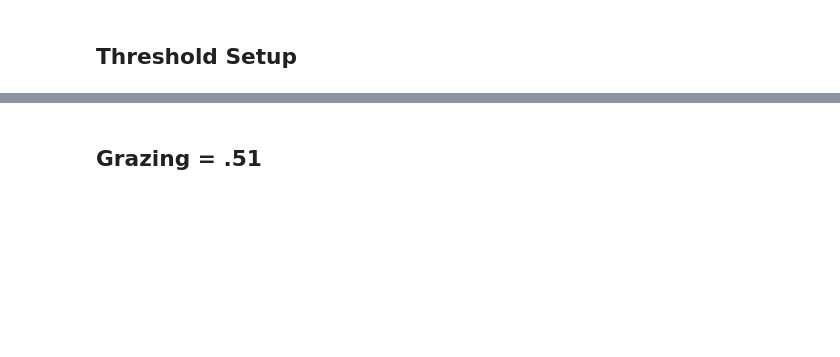
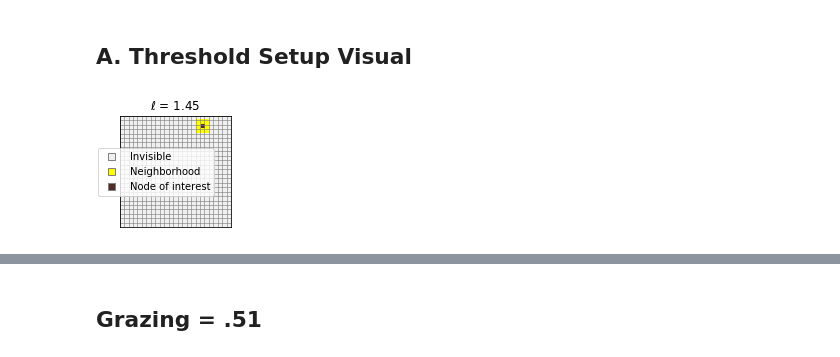
Before and after one commit to rneuhausler/coralModel-analyses, a Jupyter notebook: scripts/figure3_threshold_change.ipynb, the cells around one changed output, grey strips where cells are left out. Drawn from its saved outputs; the diff is of its cells as text; code cells hidden in the pictures; blank space fills up the shorter version.

```diff
--- a/scripts/figure3_threshold_change.ipynb
+++ b/scripts/figure3_threshold_change.ipynb
@@ -109,5 +82,5 @@ extension = '.png'
 top_directory = "./output/" #os.getcwd()
 files, runs = tl.view_runs(top_directory)
 # %% [markdown]
-## Threshold Setup
+## A. Threshold Setup Visual
 # %%
@@ -133,3 +108,35 @@ for threshold in thresholds:
 
     reef_types = np.array([reef.nodes[i].type for i,val in enumerate(reef.nodes)], dtype=float)
     threshold_images.append(np.reshape(reef_types, (number_of_rows, number_of_columns)))
+# %%
+## Plot Parameters
+
+titles = ['$\ell$ = '+str(thresholds[0]),
+          '$\ell$ = '+str(thresholds[1])]
+levels = [0, 1, 2]
+colors = ['#f0f0f0', 'yellow', '#522B29']
+legend_lables = ['Invisible', 'Neighborhood', 'Node of interest']
+cmap, norm = clt.from_levels_and_colors(levels=levels, colors=colors, extend='max')
+# %%
+## Plot
+
+fig, ax = plt.subplots(1,1, figsize=(2,2.5))
+
+name = 'topology_visual_1'
+ax.imshow(threshold_images[0], cmap=cmap, norm=norm)#, interpolation='none', aspect='equal')
+ax.set_xticks(np.arange(-.5, number_of_rows, 1), minor=True)
+ax.set_yticks(np.arange(-.5, number_of_rows, 1), minor=True)
+ax.set_frame_on(False)
+ax.set_yticks([])
+ax.set_xticks([])
+ax.grid(color='grey', linestyle='-', linewidth=.6, which='minor')
+ax.set_title(titles[0])
+ax.tick_params(which='minor', top=[], left=[], right=[], bottom=[])
+ax.set_frame_on(True)
+patches = [mpatches.Patch(facecolor=colors[i], edgecolor="grey", label=legend_lables[i]) for i in levels]
+fig.legend(handles=patches, bbox_to_anchor=(.82, .50), borderaxespad=0., handler_map={patches[i]:HandlerSquare() for i in levels})
+fig.subplots_adjust(top=.94)
+plt.savefig(path + name + extension, dpi=200)
+plt.show()
+# %% [output]
+[figure, added]
```
Also changed, not shown: parts of 72 cells of this notebook.
